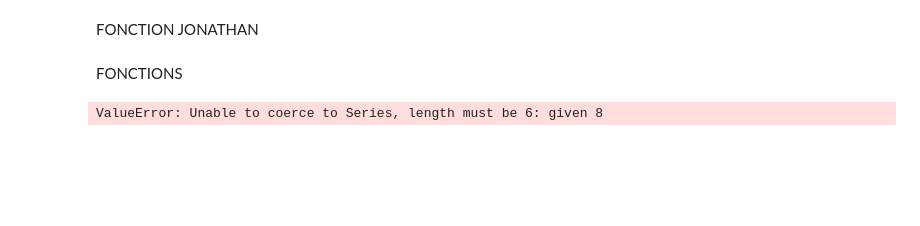
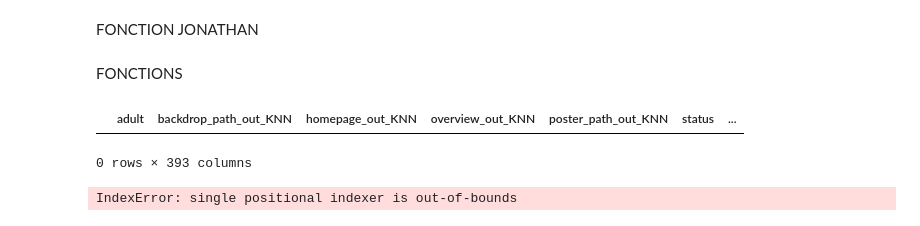
Before and after one commit to KilianCadiou/The-Rock-mendation, a Jupyter notebook: KNN.ipynb, the cells around one changed output. Drawn from its saved outputs; the diff is of its cells as text; code cells hidden in the pictures; blank space fills up the shorter version.

```diff
--- a/KNN.ipynb
+++ b/KNN.ipynb
@@ -243,11 +282,16 @@ def pokemons_similaires(film_id):
   distances, indices = model.kneighbors(caract_pokemon_encoded)
 
   return df.iloc[indices[0]].reset_index(drop=True)
+# %%
+df[df['title_out_KNN'].str.contains(recherche) == True]
+# %% [output]
+|  | adult | backdrop_path_out_KNN | homepage_out_KNN | overview_out_KNN | poster_path_out_KNN | status | ... |
+0 rows × 393 columns
 # %%
 # BASES
 
 X = df[caracteristiques]
-recherche = 'Star'
+recherche = 'Star Wars'
 df[df['title_out_KNN'].str.contains(recherche) == True]
 
 film_id = df['film_id_out_KNN'][df['title_out_KNN'].str.contains(recherche) == True].iloc[0]
@@ -275,7 +319,7 @@ model = NearestNeighbors(n_neighbors=k, metric='euclidean')
 model.fit(X_encoded)
 pokemons_similaires(film_id)
 # %% [output]
-ValueError: Unable to coerce to Series, length must be 6: given 8
+IndexError: single positional indexer is out-of-bounds
 # %%
 pokemons_similaires(film_id)['title_out_KNN']
 # %% [output]
```
Also changed, not shown: parts of 5 cells of this notebook, 1 other file.
